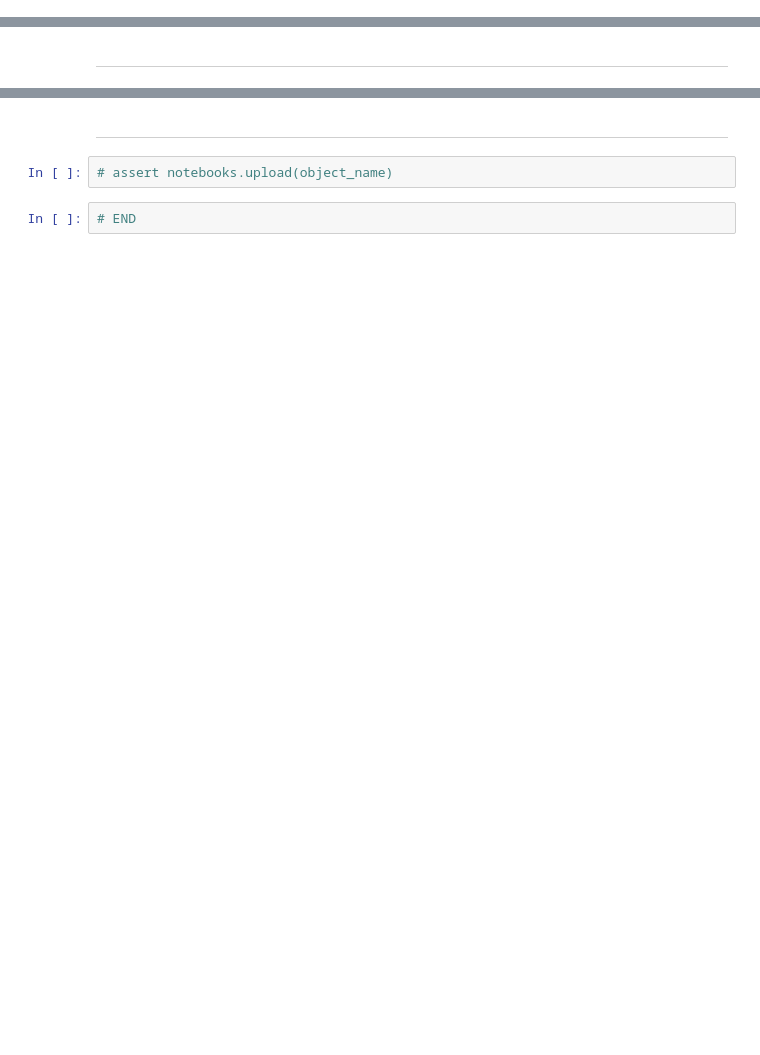
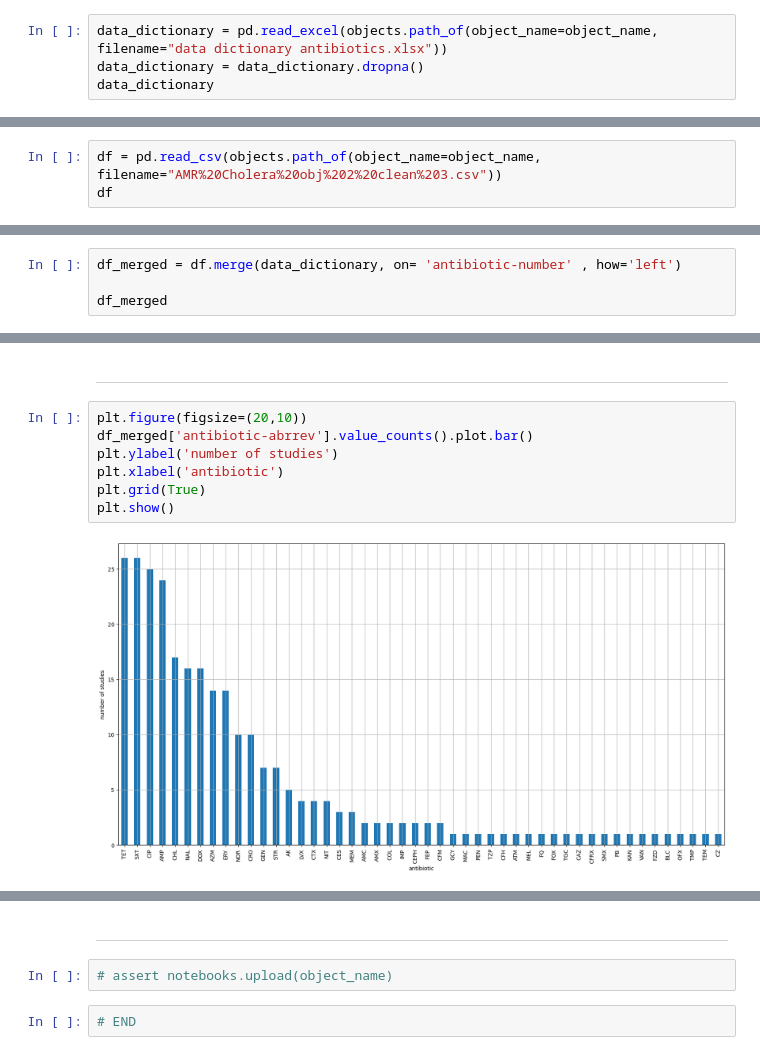
Before and after one commit to kamangir/bluer-amr, a Jupyter notebook: notebooks/meta-analysis.ipynb, the cells around one changed output, grey strips where cells are left out. Cells and saved outputs as stored; diff of their text form; blank space fills up the shorter version.

```diff
--- a/notebooks/meta-analysis.ipynb
+++ b/notebooks/meta-analysis.ipynb
@@ -31,0 +41,4 @@ storage.ls(object_name)
+# %%
+data_dictionary = pd.read_excel(objects.path_of(object_name=object_name, filename="data dictionary antibiotics.xlsx"))
+data_dictionary = data_dictionary.dropna()
+data_dictionary
@@ -31,0 +68,3 @@ storage.ls(object_name)
+# %%
+df = pd.read_csv(objects.path_of(object_name=object_name, filename="AMR%20Cholera%20obj%202%20clean%203.csv"))
+df
@@ -31,0 +85,4 @@ storage.ls(object_name)
+# %%
+df_merged = df.merge(data_dictionary, on= 'antibiotic-number' , how='left')
+
+df_merged
@@ -32,4 +103,13 @@ storage.ls(object_name)
 # %% [markdown]
 ---
+# %%
+plt.figure(figsize=(20,10))
+df_merged['antibiotic-abrrev'].value_counts().plot.bar()
+plt.ylabel('number of studies')
+plt.xlabel('antibiotic')
+plt.grid(True)
+plt.show()
+# %% [output]
+[figure, added]
 # %%
 logger.info("Hello World! 🪄")
```
Also changed, not shown: parts of 10 cells of this notebook, 3 other files.
